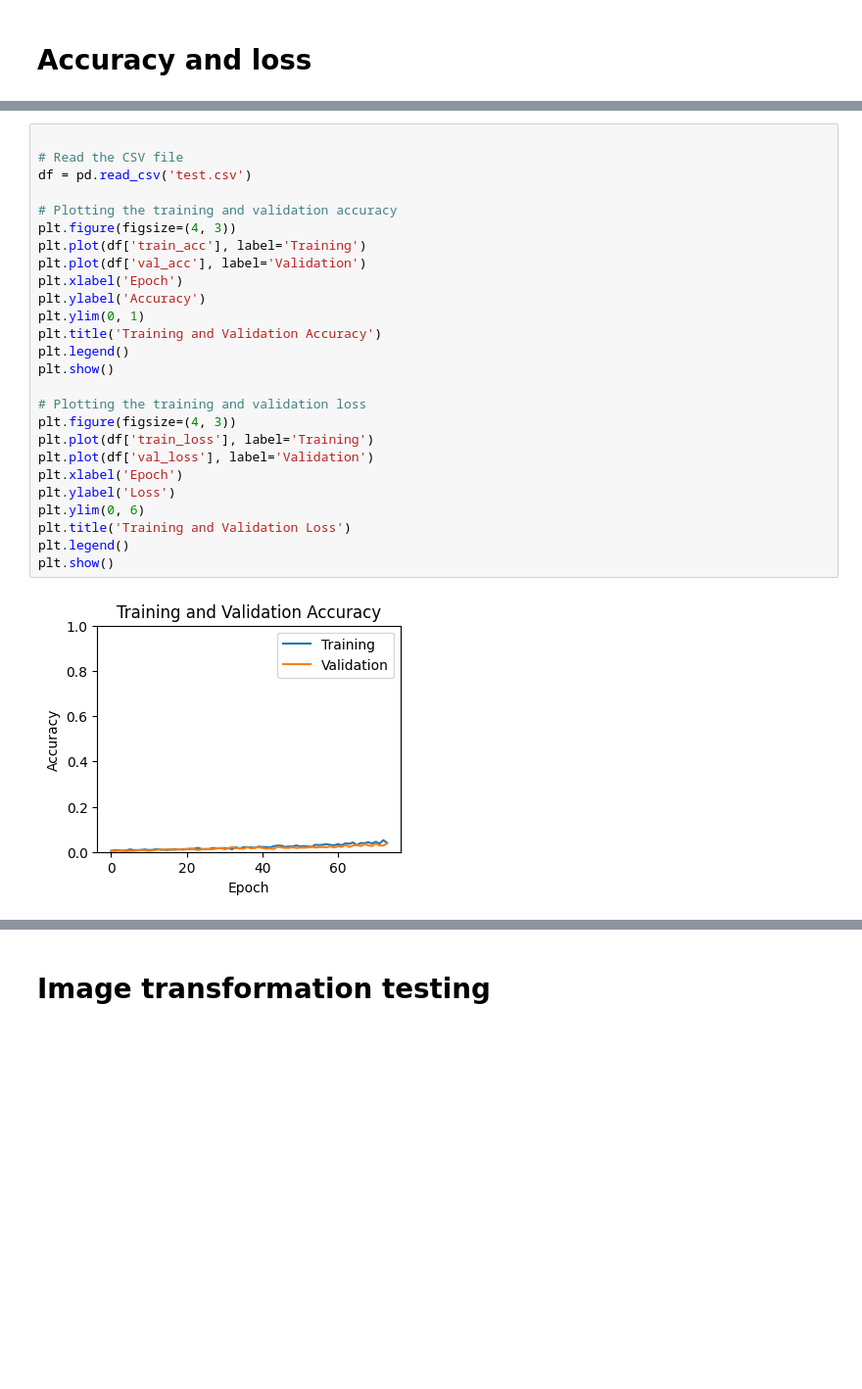
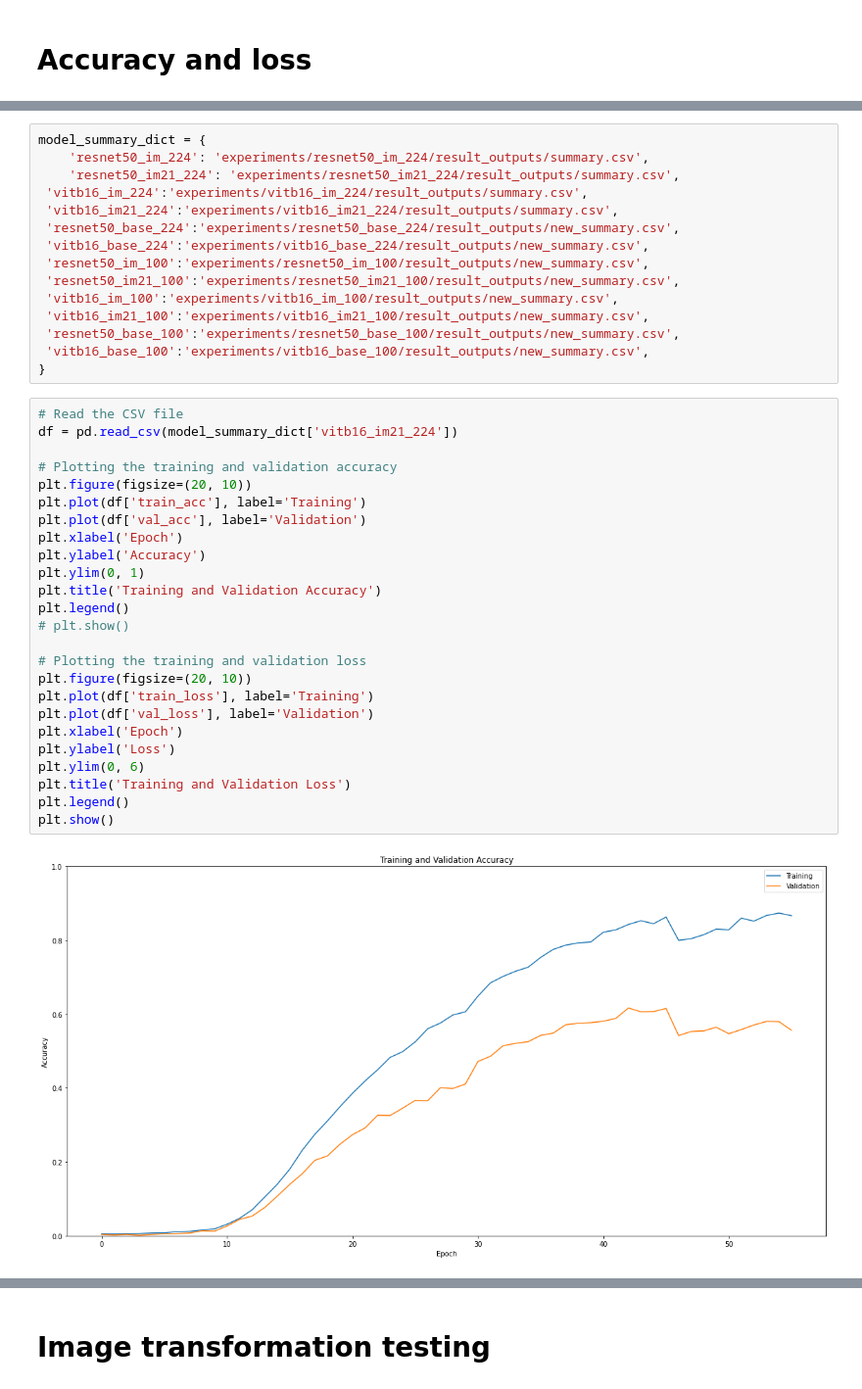
Before and after one commit to karthikn72/mlp_cw3, a Jupyter notebook: analysis.ipynb, the cells around one changed output, grey strips where cells are left out. Shown at 98% size. Cells and saved outputs as stored; diff of their text form; blank space fills up the shorter version.

```diff
--- a/analysis.ipynb
+++ b/analysis.ipynb
@@ -44,28 +159,42 @@ epoch_dict = {'resnet50_im_224': 100,
+# %%
+model_summary_dict = {
+    'resnet50_im_224': 'experiments/resnet50_im_224/result_outputs/summary.csv',
+    'resnet50_im21_224': 'experiments/resnet50_im21_224/result_outputs/summary.csv',
+ 'vitb16_im_224':'experiments/vitb16_im_224/result_outputs/summary.csv',
+ 'vitb16_im21_224':'experiments/vitb16_im21_224/result_outputs/summary.csv',
+ 'resnet50_base_224':'experiments/resnet50_base_224/result_outputs/new_summary.csv',
+ 'vitb16_base_224':'experiments/vitb16_base_224/result_outputs/new_summary.csv',
+ 'resnet50_im_100':'experiments/resnet50_im_100/result_outputs/new_summary.csv',
+ 'resnet50_im21_100':'experiments/resnet50_im21_100/result_outputs/new_summary.csv',
+ 'vitb16_im_100':'experiments/vitb16_im_100/result_outputs/new_summary.csv',
+ 'vitb16_im21_100':'experiments/vitb16_im21_100/result_outputs/new_summary.csv',
+ 'resnet50_base_100':'experiments/resnet50_base_100/result_outputs/new_summary.csv',
+ 'vitb16_base_100':'experiments/vitb16_base_100/result_outputs/new_summary.csv',
+}
 # %%
-
 # Read the CSV file
-df = pd.read_csv('test.csv')
+df = pd.read_csv(model_summary_dict['vitb16_im21_224'])
 
 # Plotting the training and validation accuracy
-plt.figure(figsize=(4, 3))
+plt.figure(figsize=(20, 10))
 plt.plot(df['train_acc'], label='Training')
 plt.plot(df['val_acc'], label='Validation')
 plt.xlabel('Epoch')
 plt.ylabel('Accuracy')
 plt.ylim(0, 1)
 plt.title('Training and Validation Accuracy')
 plt.legend()
-plt.show()
+# plt.show()
 
 # Plotting the training and validation loss
-plt.figure(figsize=(4, 3))
+plt.figure(figsize=(20, 10))
 plt.plot(df['train_loss'], label='Training')
 plt.plot(df['val_loss'], label='Validation')
 plt.xlabel('Epoch')
 plt.ylabel('Loss')
 plt.ylim(0, 6)
 plt.title('Training and Validation Loss')
 plt.legend()
 plt.show()
 # %% [output]
-[figure, old version]
+[figure, new version]
```
Also changed, not shown: parts of 16 cells of this notebook.
